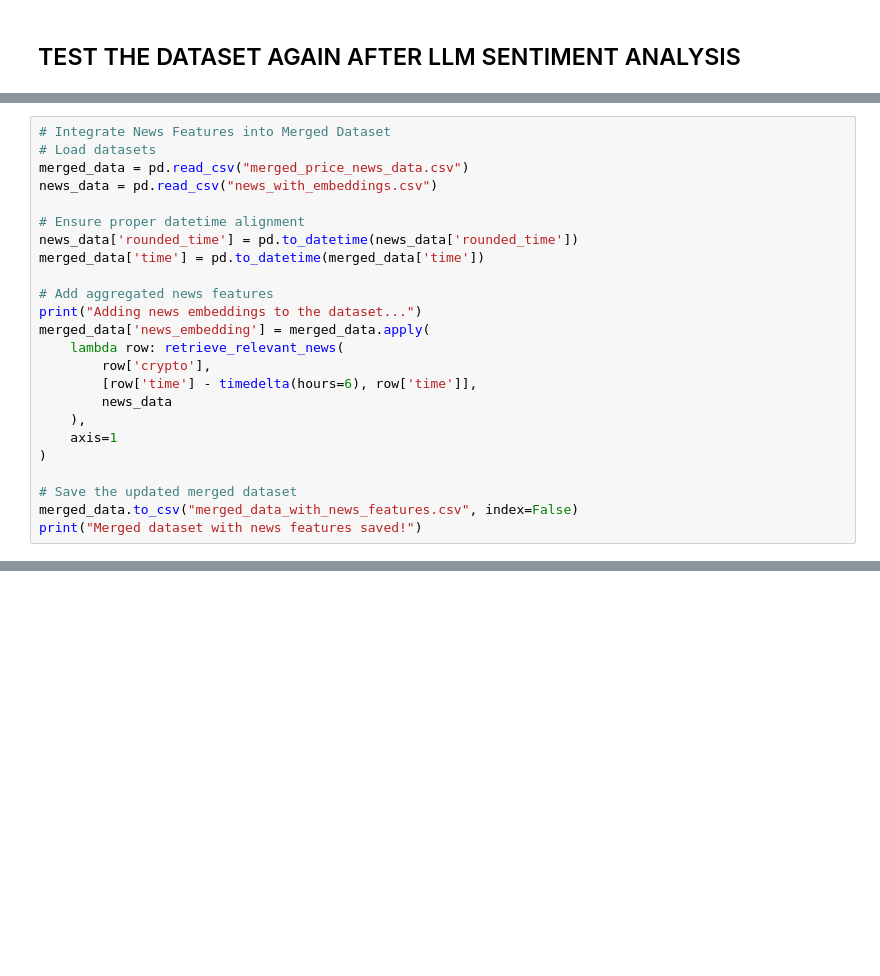
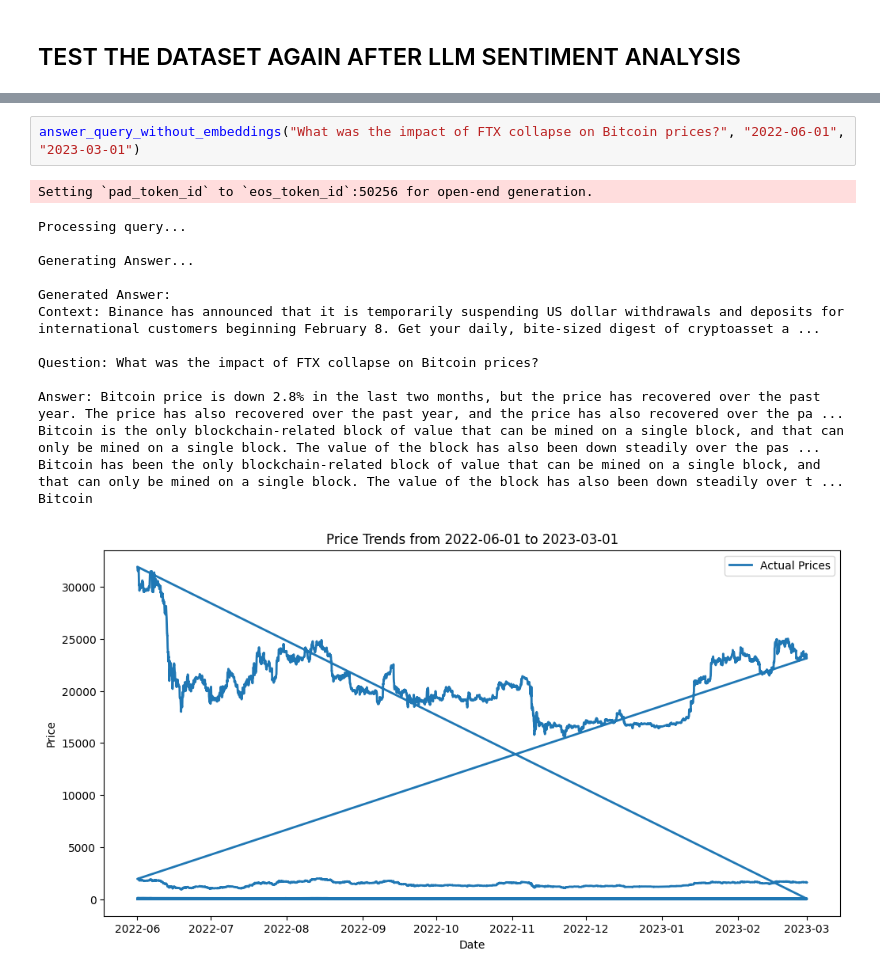
Before and after one commit to Aayush015/Research_crypto_price_analysis, a Jupyter notebook: Crypto_Price_Analysis.ipynb, the cells around one changed output, grey strips where cells are left out. Drawn from its saved outputs; the diff is of its cells as text; blank space fills up the shorter version.

```diff
--- a/Crypto_Price_Analysis.ipynb
+++ b/Crypto_Price_Analysis.ipynb
@@ -1008,24 +782,0 @@ def retrieve_relevant_news(crypto_name, time_window, news_data, k=5):
-# %%
-# Integrate News Features into Merged Dataset
-# Load datasets
-merged_data = pd.read_csv("merged_price_news_data.csv")
-news_data = pd.read_csv("news_with_embeddings.csv")
-
-# Ensure proper datetime alignment
-news_data['rounded_time'] = pd.to_datetime(news_data['rounded_time'])
-merged_data['time'] = pd.to_datetime(merged_data['time'])
-
-# Add aggregated news features
-print("Adding news embeddings to the dataset...")
-merged_data['news_embedding'] = merged_data.apply(
-    lambda row: retrieve_relevant_news(
-        row['crypto'],
-        [row['time'] - timedelta(hours=6), row['time']],
-        news_data
-    ),
-    axis=1
-)
-
-# Save the updated merged dataset
-merged_data.to_csv("merged_data_with_news_features.csv", index=False)
-print("Merged dataset with news features saved!")
@@ -1103,0 +1827,18 @@ plt.show()
+# %%
+answer_query_without_embeddings("What was the impact of FTX collapse on Bitcoin prices?", "2022-06-01", "2023-03-01")
+# %% [output]
+Setting `pad_token_id` to `eos_token_id`:50256 for open-end generation.
+Processing query...
+
+Generating Answer...
+
+Generated Answer:
+Context: Binance has announced that it is temporarily suspending US dollar withdrawals and deposits for international customers beginning February 8. Get your daily, bite-sized digest of cryptoasset a ...
+
+Question: What was the impact of FTX collapse on Bitcoin prices?
+
+Answer: Bitcoin price is down 2.8% in the last two months, but the price has recovered over the past year. The price has also recovered over the past year, and the price has also recovered over the pa ...
+Bitcoin is the only blockchain-related block of value that can be mined on a single block, and that can only be mined on a single block. The value of the block has also been down steadily over the pas ...
+Bitcoin has been the only blockchain-related block of value that can be mined on a single block, and that can only be mined on a single block. The value of the block has also been down steadily over t ...
+Bitcoin
+[figure, added]
```
Also changed, not shown: parts of 26 cells of this notebook.
